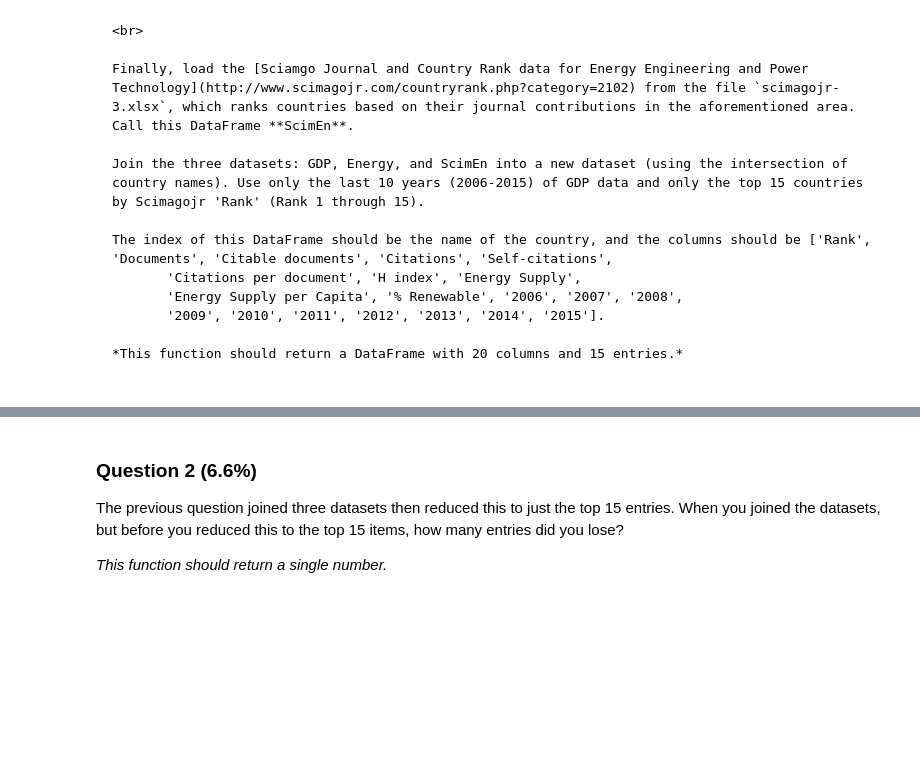
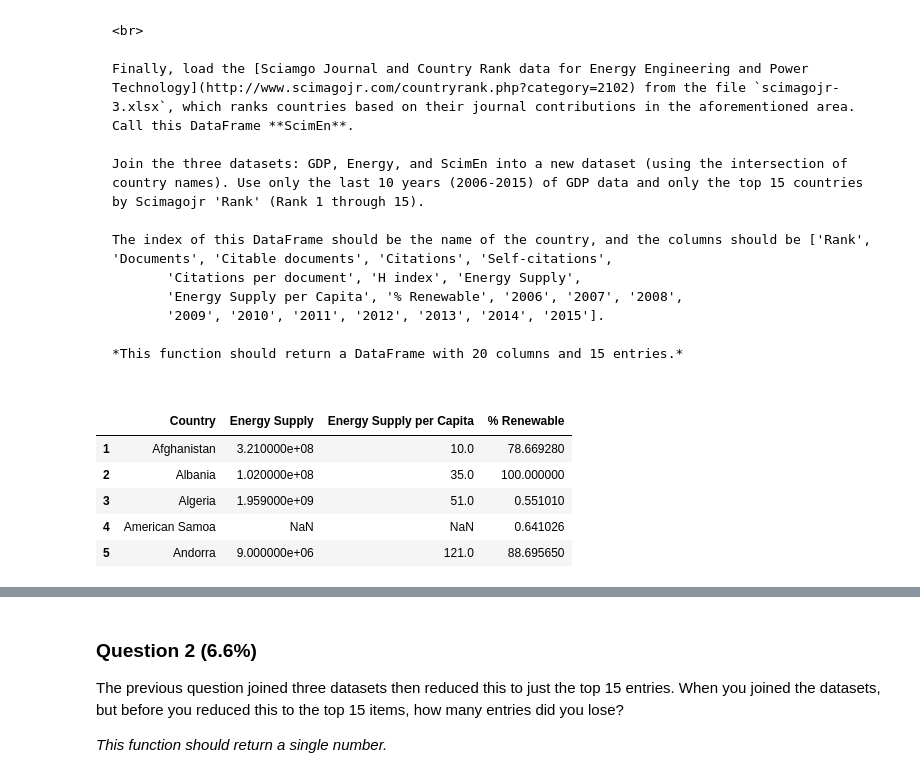
Before and after one commit to jonr10/basics_week1, a Jupyter notebook: Assignment 3.ipynb, the cells around one changed output, grey strips where cells are left out. Cells and saved outputs as stored; diff of their text form; code cells hidden in the pictures; blank space fills up the shorter version.

```diff
--- a/Assignment 3.ipynb
+++ b/Assignment 3.ipynb
@@ -54,6 +54,42 @@ The index of this DataFrame should be the name of the country, and the columns s
        '2009', '2010', '2011', '2012', '2013', '2014', '2015'].
 
 *This function should return a DataFrame with 20 columns and 15 entries.*
+# %%
+import pandas as pd
+import numpy as np
+import re
+## Read in an strip out the header and footer
+df_ei = pd.read_excel('Energy Indicators.xls', skiprows = 16, skipfooter = 38)
+## remove units row
+df_ei = df_ei.drop([0])
+## remove first two columns
+df_ei = df_ei.drop(df_ei.columns[0:2], axis=1)
+## name columns
+df_ei.columns = ['Country', 'Energy Supply', 'Energy Supply per Capita', '% Renewable']
+## convert to gigajoules
+df_ei['Energy Supply'] = df_ei['Energy Supply'].multiply(1000000)
+## replace missing data with np.nan
+df_ei['Energy Supply'] = pd.to_numeric(df_ei['Energy Supply'], errors='coerce')
+df_ei['Energy Supply per Capita'] = pd.to_numeric(df_ei['Energy Supply per Capita'], errors='coerce')
+df_ei['% Renewable'] = pd.to_numeric(df_ei['% Renewable'], errors='coerce')
+## remove numbers
+df_ei['Country'] = df_ei['Country'].apply(lambda x: ''.join([i for i in x if not i.isdigit()]))
+## remove puncutation
+df_ei['Country'] = df_ei['Country'].apply(lambda x: re.sub(" [\(\[].*?[\)\]]", "", x))
+## replace specific list
+df_ei = df_ei.replace({"Republic of Korea": "South Korea",
+                       "United States of America": "United States",
+                       "United Kingdom of Great Britain and Northern Ireland": "United Kingdom",
+                       "China, Hong Kong Special Administrative Region": "Hong Kong"})
+energy = df_ei
+energy.head()
+# %% [output]
+|  | Country | Energy Supply | Energy Supply per Capita | % Renewable |
+| 1 | Afghanistan | 3.210000e+08 | 10.0 | 78.669280 |
+| 2 | Albania | 1.020000e+08 | 35.0 | 100.000000 |
+| 3 | Algeria | 1.959000e+09 | 51.0 | 0.551010 |
+| 4 | American Samoa | NaN | NaN | 0.641026 |
+| 5 | Andorra | 9.000000e+06 | 121.0 | 88.695650 |
 # %%
 import pandas as pd
 df_wb = pd.read_csv('world_bank.csv', skiprows = 4)
```
Also changed, not shown: parts of 6 cells of this notebook.
